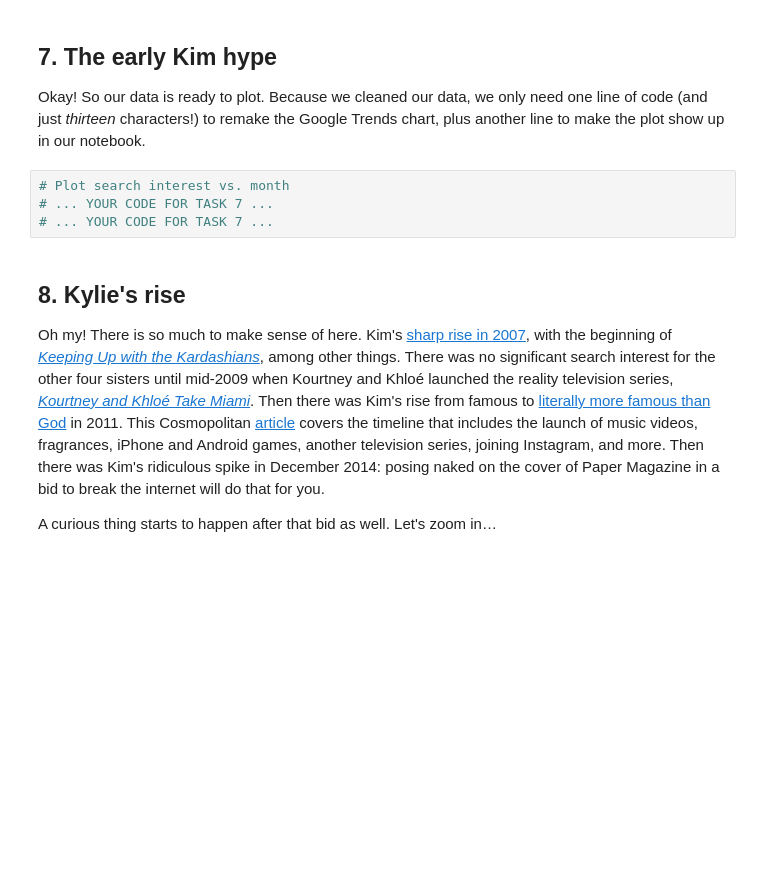
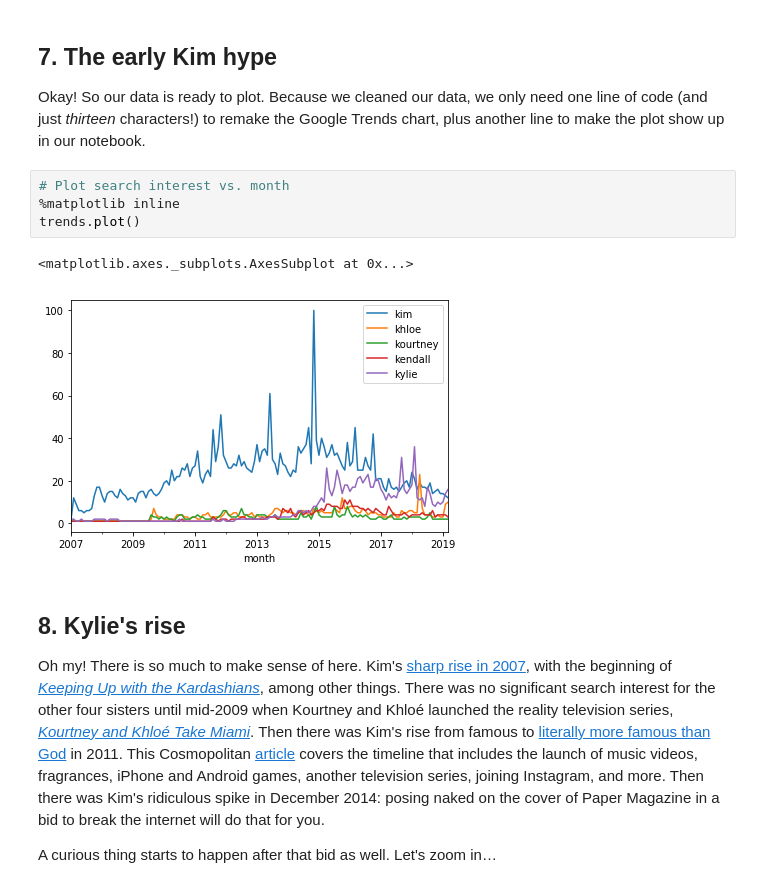
Before and after one commit to anishreddy3/Real_world_DS_applications, a Jupyter notebook: google_trends_search_interest.ipynb, the cells around one changed output. Drawn from its saved outputs; the diff is of its cells as text; blank space fills up the shorter version.

Commit message:
diff plot

```diff
--- a/google_trends_search_interest.ipynb
+++ b/google_trends_search_interest.ipynb
@@ -153,8 +153,11 @@ trends.head()
 <p>Okay! So our data is ready to plot. Because we cleaned our data, we only need one line of code (and just <em>thirteen</em> characters!) to remake the Google Trends chart, plus another line to make the plot show up in our notebook.</p>
 # %%
 # Plot search interest vs. month
-# ... YOUR CODE FOR TASK 7 ...
-# ... YOUR CODE FOR TASK 7 ...
+%matplotlib inline
+trends.plot()
+# %% [output]
+<matplotlib.axes._subplots.AxesSubplot at 0x...>
+[figure, added]
 # %% [markdown]
 ## 8. Kylie's rise
 <p>Oh my! There is so much to make sense of here. Kim's <a href="https://en.wikipedia.org/wiki/Kim_Kardashian#2007%E2%80%932009:_Breakthrough_with_reality_television">sharp rise in 2007</a>, with the beginning of <a href="https://en.wikipedia.org/wiki/Keeping_Up_with_the_Kardashians"><em>Keeping Up with the Kardashians</em></a>, among other things. There was no significant search interest for the other four sisters until mid-2009 when Kourtney and Khloé launched the reality television series, <a href="https://en.wikipedia.org/wiki/Kourtney_and_Kim_Take_Miami"><em>Kourtney and Khloé Take Miami</em></a>. Then there was Kim's rise from famous to <a href="https://trends.google.com/trends/explore?date=all&geo=US&q=%2Fm%2F0261x8t,%2Fm%2F0d05l6">literally more famous than God</a> in 2011. This Cosmopolitan <a href="https://www.cosmopolitan.com/uk/entertainment/a12464842/who-is-kim-kardashian/">article</a> covers the timeline that includes the launch of music videos, fragrances,  iPhone and Android games, another television series, joining Instagram, and more. Then there was Kim's ridiculous spike in December 2014: posing naked on the cover of Paper Magazine in a bid to break the internet will do that for you.</p>
```
